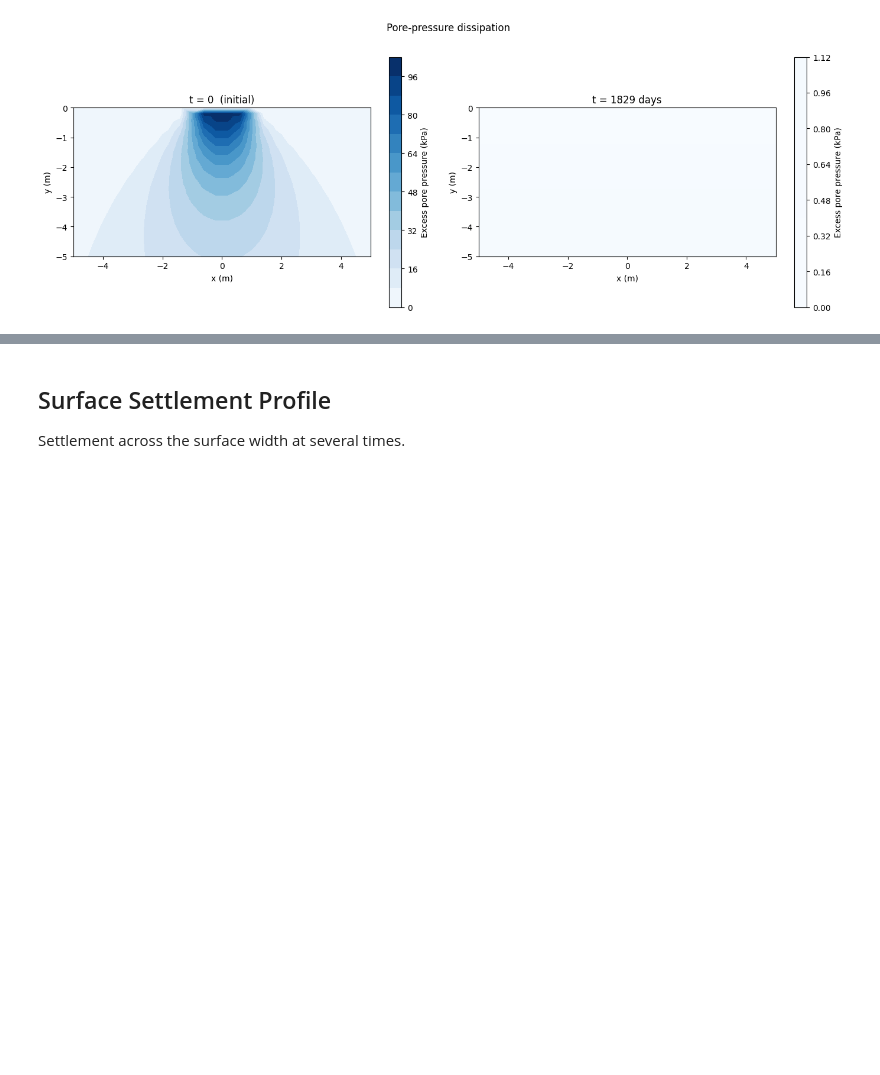
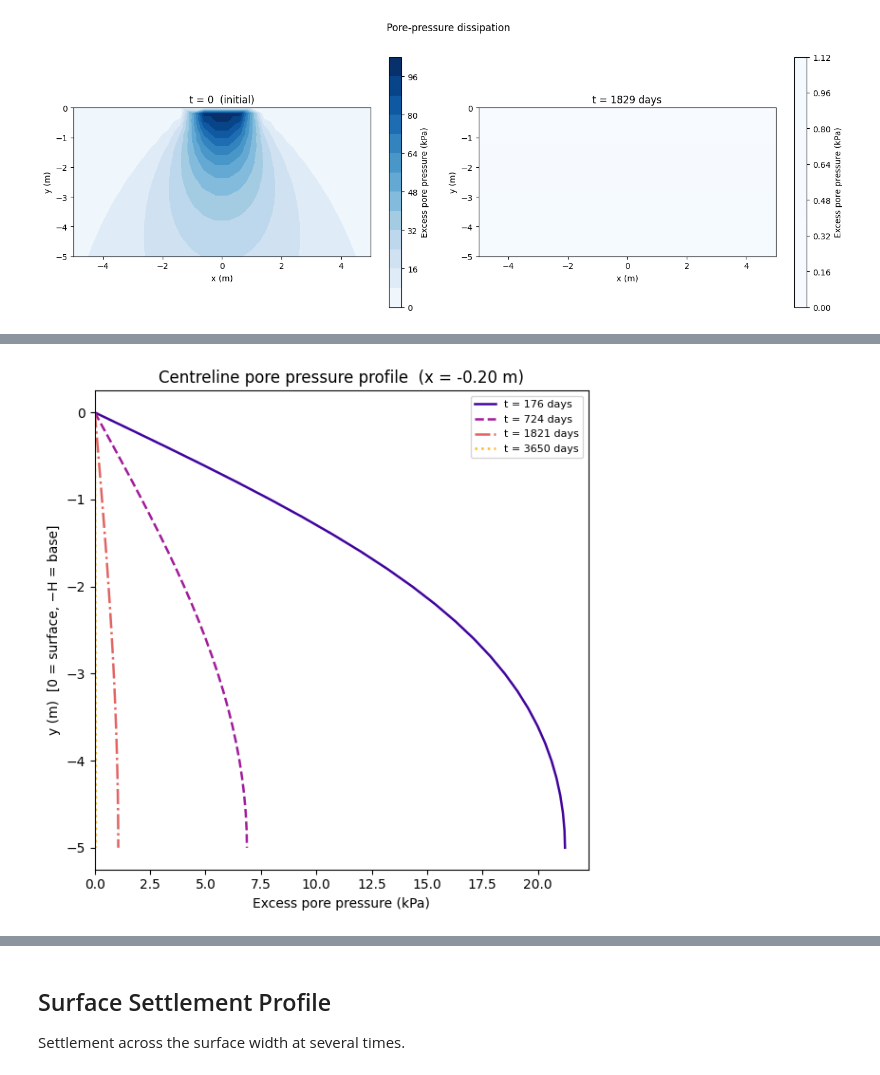
Before and after one commit to Uthman-eng/Geotechnical-Consolidation-FEM, a Jupyter notebook: notebooks/3_terzaghi_2d.ipynb, the cells around one changed output, grey strips where cells are left out. Drawn from its saved outputs; the diff is of its cells as text; code cells hidden in the pictures; blank space fills up the shorter version.

```diff
--- a/notebooks/3_terzaghi_2d.ipynb
+++ b/notebooks/3_terzaghi_2d.ipynb
@@ -165,0 +103,29 @@ plt.show()
+# %%
+# --- Centreline column: node column closest to x = 0 ---
+x_cl   = unique_X[np.argmin(np.abs(unique_X))]          # x of nearest column to x=0
+dx_half = np.min(np.diff(unique_X)) * 0.5               # half x-spacing as tolerance
+cl_mask  = np.abs(node_X - x_cl) < dx_half
+cl_idx   = np.where(cl_mask)[0]
+cl_sort  = np.argsort(node_Y[cl_idx])[::-1]             # surface (y=0) first
+cl_nodes = cl_idx[cl_sort]
+cl_y     = node_Y[cl_nodes]                             # y: 0 (surface) → -H (base)
+
+fracs      = [0.05, 0.2, 0.5, 1.0]
+colours    = plt.cm.plasma(np.linspace(0.1, 0.85, len(fracs)))
+linestyles = ["-", "--", "-.", ":"]
+
+fig, ax = plt.subplots(figsize=(6, 6))
+for ls, col, frac in zip(linestyles, colours, fracs):
+    ti    = int(frac * (time_steps - 1))
+    label = f"t = {time_days[ti]:.0f} days"
+    ax.plot(u_hist[ti, cl_nodes], cl_y, color=col, linestyle=ls, linewidth=1.8, label=label)
+
+ax.set_xlabel("Excess pore pressure (kPa)")
+ax.set_ylabel("y (m)  [0 = surface, −H = base]")
+ax.set_title(f"Centreline pore pressure profile  (x = {x_cl:.2f} m)")
+ax.legend(fontsize=8)
+ax.set_xlim(left=0)
+plt.tight_layout()
+plt.show()
+# %% [output]
+[figure, added]
```
Also changed, not shown: parts of 5 cells of this notebook, 2 other files.
